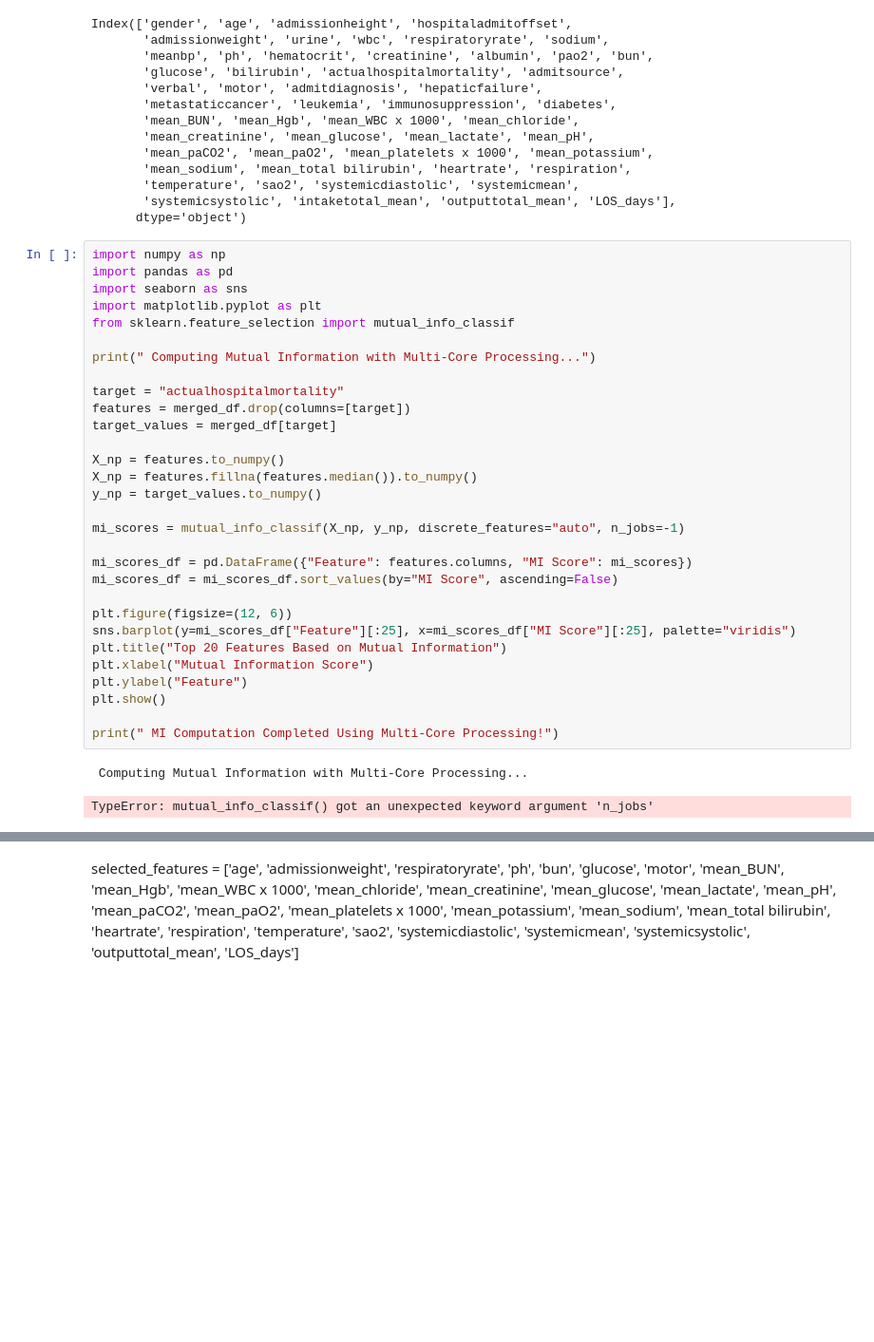
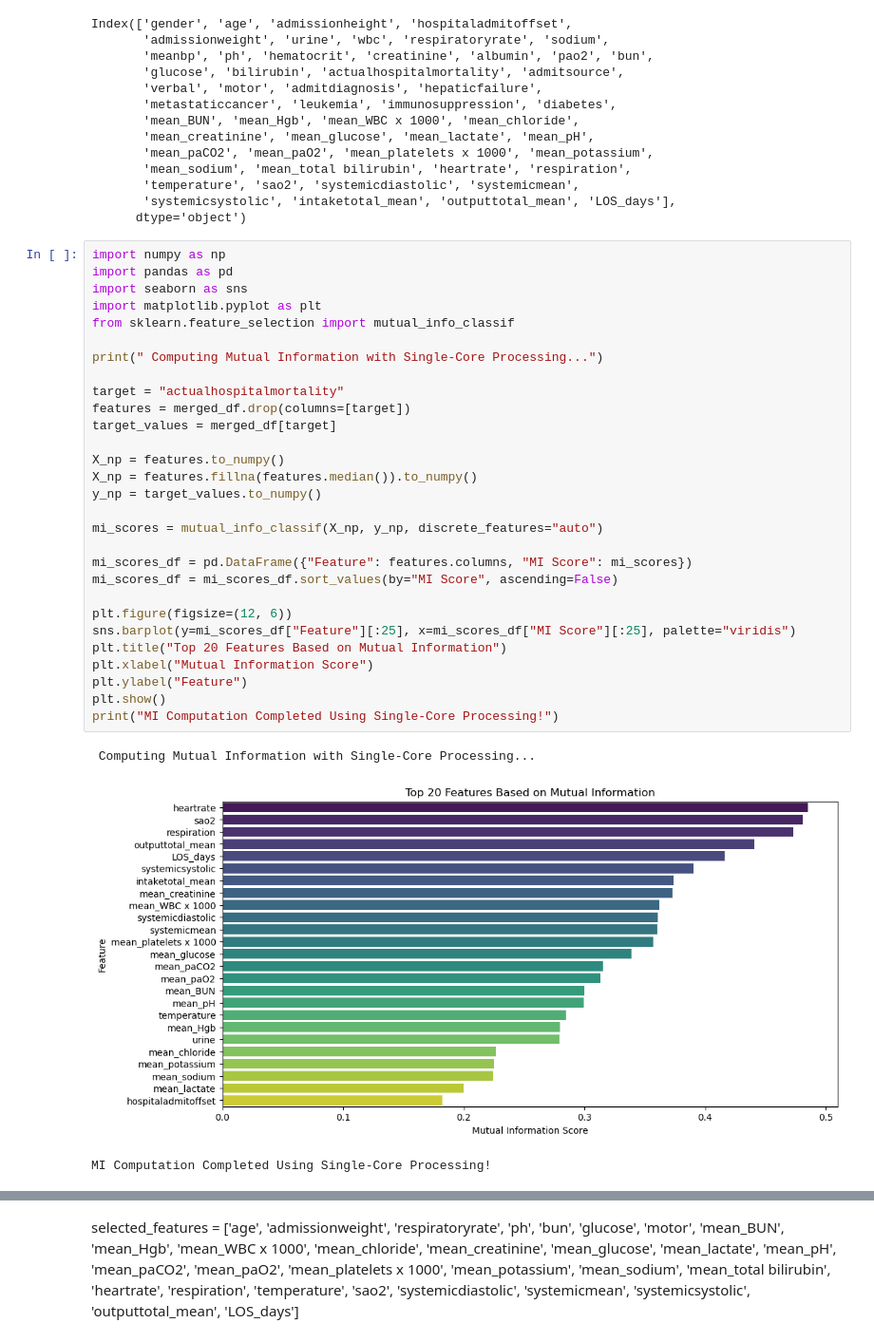
Before and after one commit to 72784/Machine-Learning-Code, a Jupyter notebook: ICU Mortality Prediction/EICU_Feature_Selection.ipynb, the cells around one changed output, grey strips where cells are left out. Shown at 95% size. Drawn from its saved outputs; the diff is of its cells as text; blank space fills up the shorter version.

```diff
--- a/ICU Mortality Prediction/EICU_Feature_Selection.ipynb
+++ b/ICU Mortality Prediction/EICU_Feature_Selection.ipynb
@@ -195,36 +195,36 @@ Index(['gender', 'age', 'admissionheight', 'hospitaladmitoffset',
 # %%
 import numpy as np
 import pandas as pd
 import seaborn as sns
 import matplotlib.pyplot as plt
 from sklearn.feature_selection import mutual_info_classif
 
-print(" Computing Mutual Information with Multi-Core Processing...")
+print(" Computing Mutual Information with Single-Core Processing...")
 
 target = "actualhospitalmortality"
 features = merged_df.drop(columns=[target])
 target_values = merged_df[target]
 
 X_np = features.to_numpy()
 X_np = features.fillna(features.median()).to_numpy()
 y_np = target_values.to_numpy()
 
-mi_scores = mutual_info_classif(X_np, y_np, discrete_features="auto", n_jobs=-1)
+mi_scores = mutual_info_classif(X_np, y_np, discrete_features="auto")
 
 mi_scores_df = pd.DataFrame({"Feature": features.columns, "MI Score": mi_scores})
 mi_scores_df = mi_scores_df.sort_values(by="MI Score", ascending=False)
 
 plt.figure(figsize=(12, 6))
 sns.barplot(y=mi_scores_df["Feature"][:25], x=mi_scores_df["MI Score"][:25], palette="viridis")
 plt.title("Top 20 Features Based on Mutual Information")
 plt.xlabel("Mutual Information Score")
 plt.ylabel("Feature")
 plt.show()
-
-print(" MI Computation Completed Using Multi-Core Processing!")
+print("MI Computation Completed Using Single-Core Processing!")
 # %% [output]
- Computing Mutual Information with Multi-Core Processing...
+ Computing Mutual Information with Single-Core Processing...
+[figure, added]
-TypeError: mutual_info_classif() got an unexpected keyword argument 'n_jobs'
+MI Computation Completed Using Single-Core Processing!
 # %%
 import numpy as np
 import pandas as pd
```
Also changed, not shown: parts of 5 cells of this notebook.
